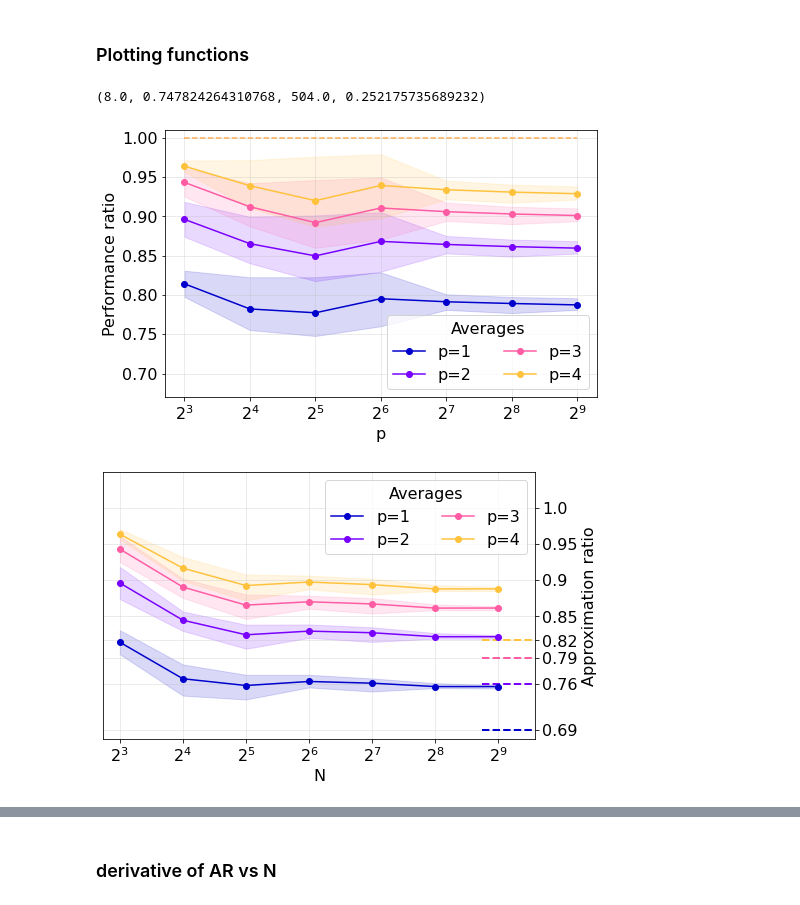
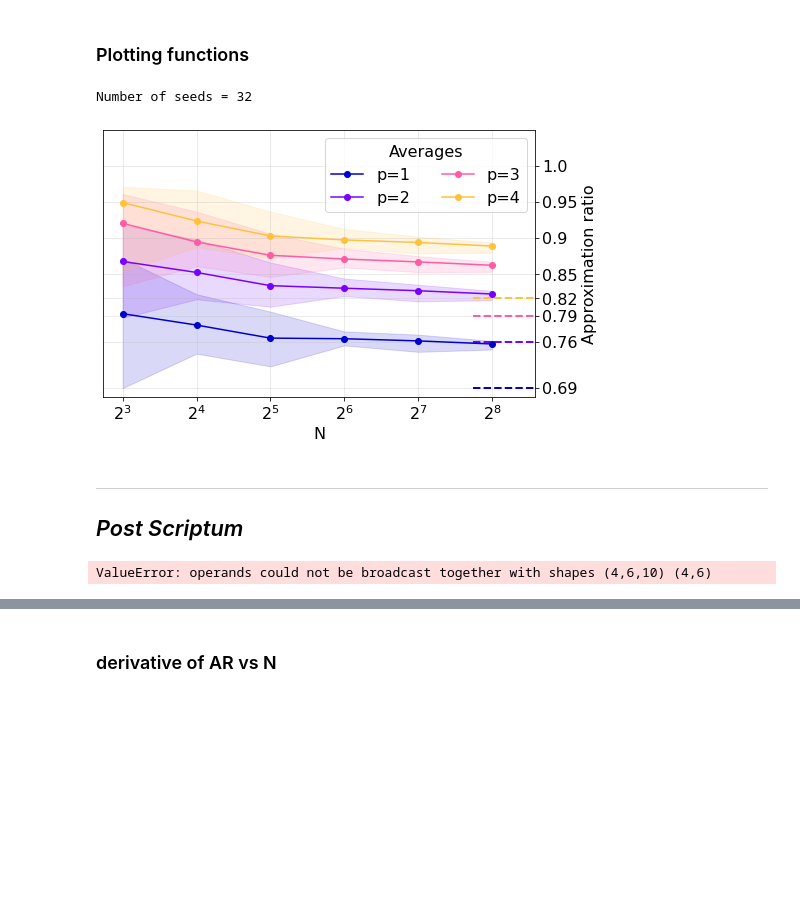
Before and after one commit to danlkv/fixed-angle-QAOA, a Jupyter notebook: plots/Heuristic plot AR vs N.ipynb, the cells around one changed output, grey strips where cells are left out. Cells and saved outputs as stored; diff of their text form; code cells hidden in the pictures; blank space fills up the shorter version.

```diff
--- a/plots/Heuristic plot AR vs N.ipynb
+++ b/plots/Heuristic plot AR vs N.ipynb
@@ -16,6 +23,6 @@ total 8
 # %%
-SEEDS = [10, 11, 12, 13, 14]
-SIZES = [2**x for x in range(3, 10)]
+SEEDS = range(10, 26)
+SIZES = [2**x for x in range(3, 9)]
 # %%
 graphs = np.array([
     [nx.random_regular_graph(3, N, seed=seed) for seed in SEEDS]
@@ -78,3 +128,14 @@ def plot_with_range(x, data, color,
+# %%
+plot_ar_p(SIZES, qaoa_sol/gurobi_sol[:,:len(qaoa_sol.seed)], c_prim, c_sec)
+print('Number of seeds =', len(qaoa_sol.seed))
+plt.xscale('log', base=2)
+plt.savefig('./pdf/ar_vs_N.pdf')
+# %% [output]
+Number of seeds = 32
+[figure, added]
+# %% [markdown]
+---
+## _Post Scriptum_
 # %%
 def plot_pr_p(x, data, c_prim, c_sec, alpha=0.15, axsize=(6, 6/1.618)):
     margin = (0.2, 0.2)
@@ -100,10 +161,9 @@ def plot_pr_p(x, data, c_prim, c_sec, alpha=0.15, axsize=(6, 6/1.618)):
     print(plt.gca().dataLim.bounds)
     return fig
 # %%
-plot_pr_p(SIZES, qaoa_sol/gw_sol[:,:4], c_prim, c_sec)
+plot_pr_p(SIZES, qaoa_sol/gw_sol[:-1,:4], c_prim, c_sec)
 plt.xscale('log', base=2)
 
 plt.savefig('./pdf/pr_vs_N.pdf')
 # %% [output]
-(8.0, 0.747824264310768, 504.0, 0.252175735689232)
+ValueError: operands could not be broadcast together with shapes (4,6,10) (4,6)
-[figure, removed]
@@ -151,6 +169,0 @@ def plot_ar_p(x, data, c_prim, c_sec,
-# %%
-plot_ar_p(SIZES, qaoa_sol/gurobi_sol[:,:4], c_prim, c_sec)
-plt.xscale('log', base=2)
-plt.savefig('./pdf/ar_vs_N.pdf')
-# %% [output]
-[figure, removed]
```
Also changed, not shown: parts of 8 cells of this notebook, 7 other files.
